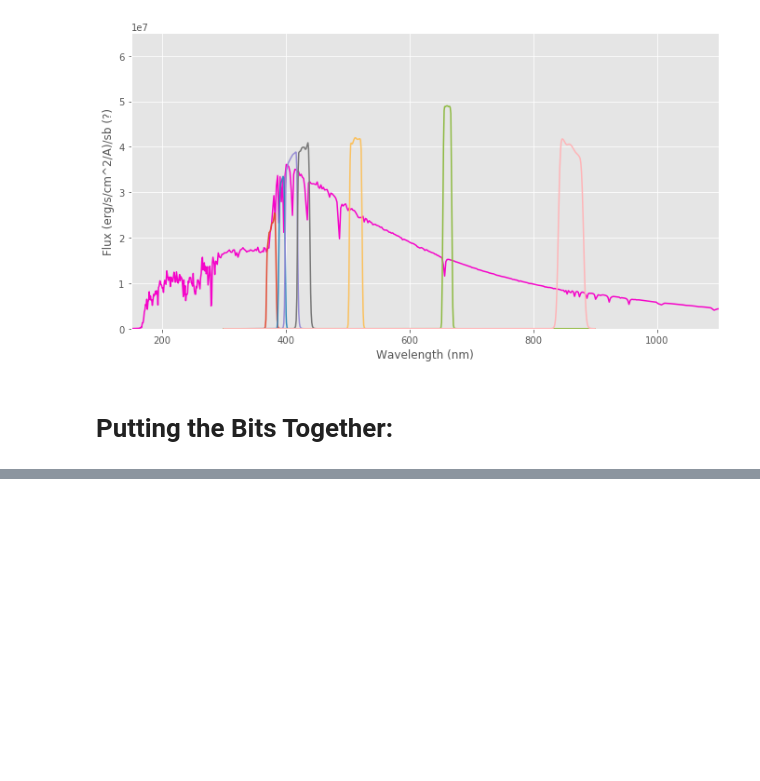
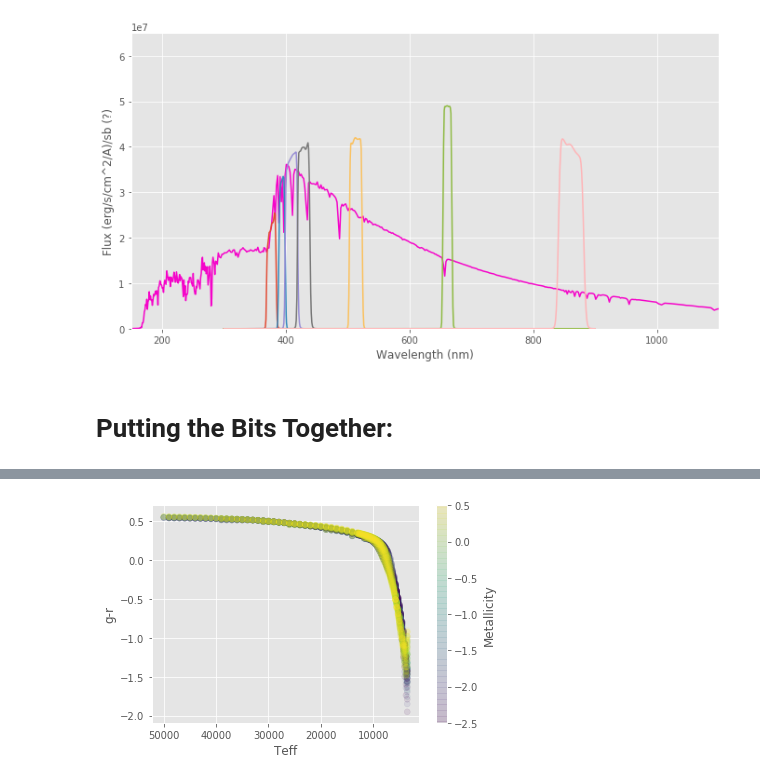
Before and after one commit to yoachim/LSST_narrowband, a Jupyter notebook: lsst_narrowband_spectra_templates.ipynb, the cells around one changed output, grey strips where cells are left out. Saved outputs shown, nothing was run; the diff lists cells and outputs as text; code cells hidden in the pictures; blank space fills up the shorter version.

```diff
--- a/lsst_narrowband_spectra_templates.ipynb
+++ b/lsst_narrowband_spectra_templates.ipynb
@@ -327,6 +328,17 @@ for i,key in enumerate(model_atm_mags.dtype.names):
 # %%
 # Save the big handy array
 np.savez('model_atm_mags.npz', model_atm_mags=model_atm_mags)
+# %%
+# Fun with plots!
+
+plt.scatter(model_atm_mags['Teff'], model_atm_mags['r']-model_atm_mags['g'],  c=model_atm_mags['log_Z'], alpha=.1)
+cb = plt.colorbar()
+cb.set_label('Metallicity')
+plt.gca().invert_xaxis()
+plt.xlabel('Teff')
+plt.ylabel('g-r');
+# %% [output]
+[figure, added]
 # %%
 # Let's make a CMD
 plt.scatter(model_atm_mags['g']-model_atm_mags['r'],model_atm_mags['g'],  c=model_atm_mags['log_Z'], alpha=.1)
```
Also changed, not shown: parts of 8 cells of this notebook, 2 other files.
